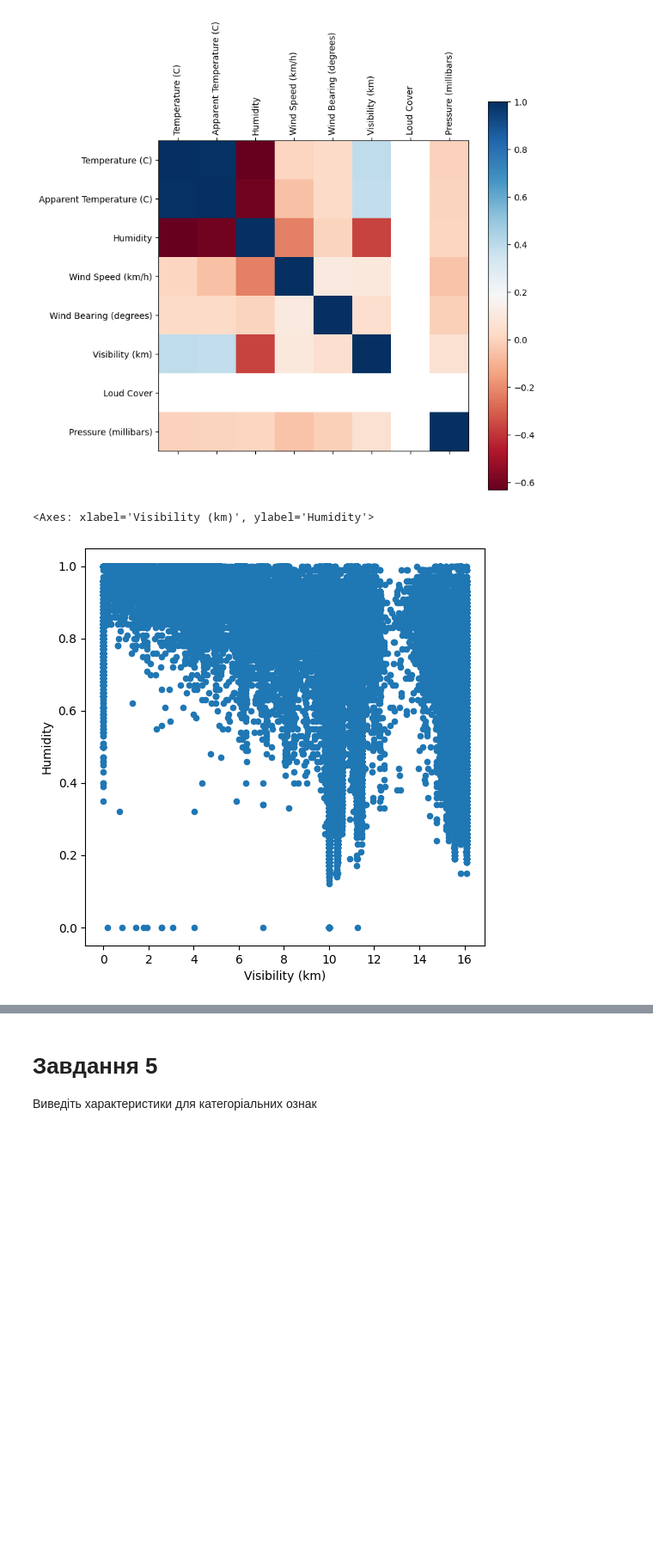
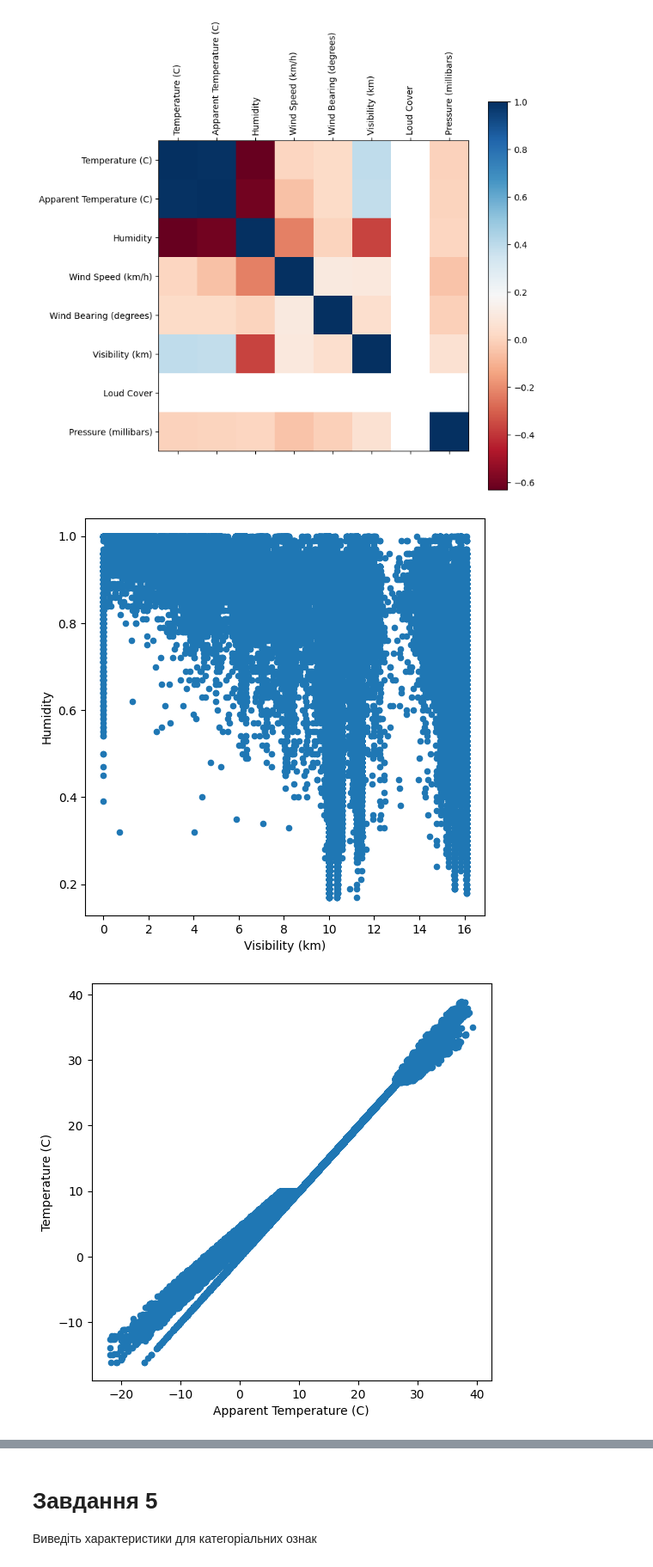
Before and after one commit to VDidyk/AI, a Jupyter notebook: module2/Практична_аналіз_даних2.ipynb, the cells around one changed output, grey strips where cells are left out. Shown: that part at 86% size. Cells and saved outputs as stored; diff of their text form; code cells hidden in the pictures; blank space fills up the shorter version.

```diff
--- a/module2/Практична_аналіз_даних2.ipynb
+++ b/module2/Практична_аналіз_даних2.ipynb
@@ -63,26 +56,23 @@ KeyboardInterrupt:
 # Завдання 3
 Чи потрібно застосувати квантильний алгоритм для видалення викидів? Якщо так то застосуйте, інакше, що на вашу думку потрібно зробити?
 # %%
-q1 = df.quantile(q=0.25)
-q3 = df.quantile(q=0.75)
+print(df.shape)
 
-iqr = q3-q1
-lower = q1 - 1.5 * iqr
-upper = q3 + 1.5 * iqr
+num_columns = df.select_dtypes(include="number").columns
+sales_num = df[num_columns]
 
-mask = ((df >= lower) & (df <= upper)).all()
+q1 = sales_num.quantile(q=0.25)
+q3 = sales_num.quantile(q=0.75)
 
-df = df.loc[:,mask]
+iqr = q3 - q1
 
-df
+lower = q1 - 1.5*iqr
+upper = q3 + 1.5*iqr
 
-def remove_outliers(df, column_name):
-  column = df[column_name]
-  q1 = column.quantile(q=0.25)
-  q3 = column.quantile(q=0.75)
-  iqr = q3 - q1
-  lower = q1 - 1.5*iqr
-  upper = q3 + 1.5*iqr
-  mask = (column>=lower) & (column<=upper)
-  return df[mask]
+mask = (sales_num >= lower) & (sales_num <= upper)
+mask = mask.all(axis=1)
+
+df = df[mask]
+
+df.shape
 # %% [output]
@@ -114,8 +93,9 @@ plt.colorbar()
 # %% [output]
 <matplotlib.colorbar.Colorbar at 0x...>
 [figure]
-# %%
-df.plot(kind='scatter', x='Visibility (km)', y='Humidity', figsize=(6,6))
-# %% [output]
-<Axes: xlabel='Visibility (km)', ylabel='Humidity'>
-[figure, removed]
+# %%
+for column_combo in [('Visibility (km)','Humidity'),("Apparent Temperature (C)","Temperature (C)"),("Temperature (C)","Humidity")]:
+  df.plot(kind='scatter', x=column_combo[0], y=column_combo[1], figsize=(6,6))
+# %% [output]
+[figure, added]
+[figure, added]
```
Also changed, not shown: parts of 8 cells of this notebook.
